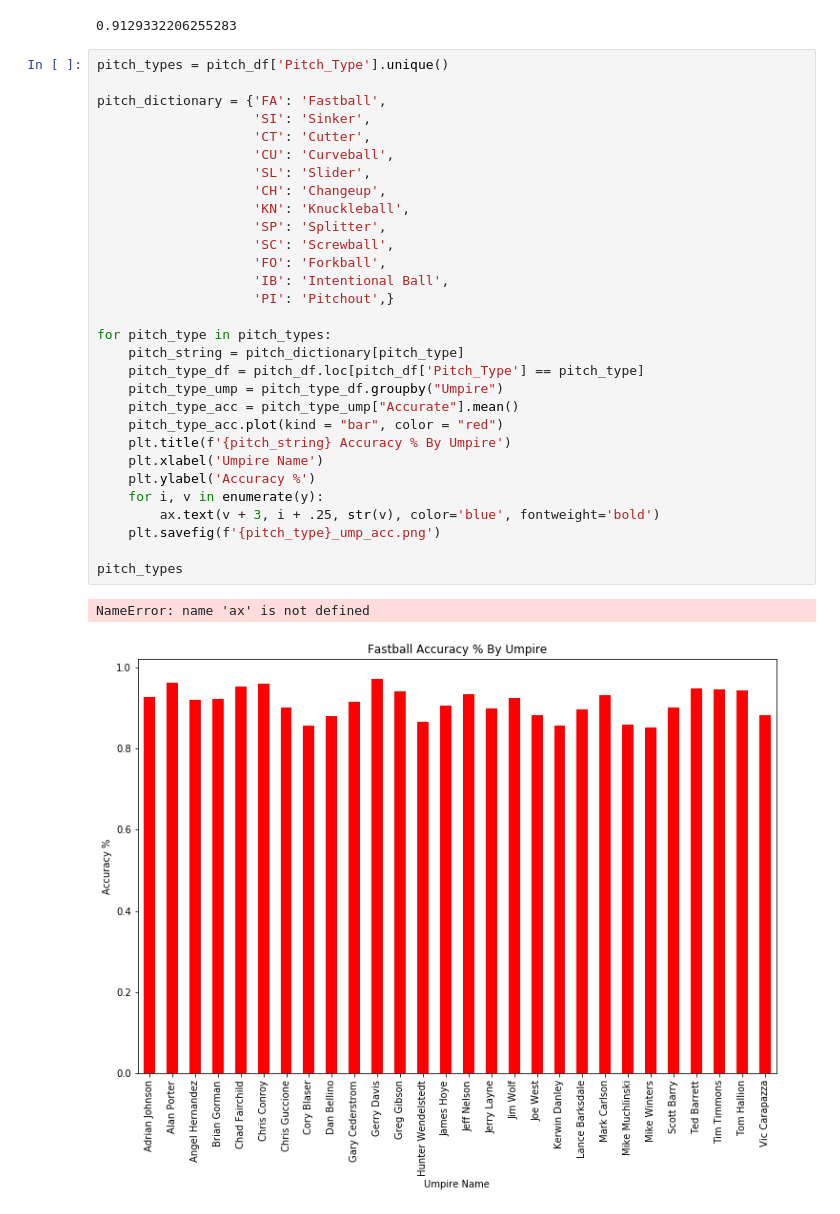
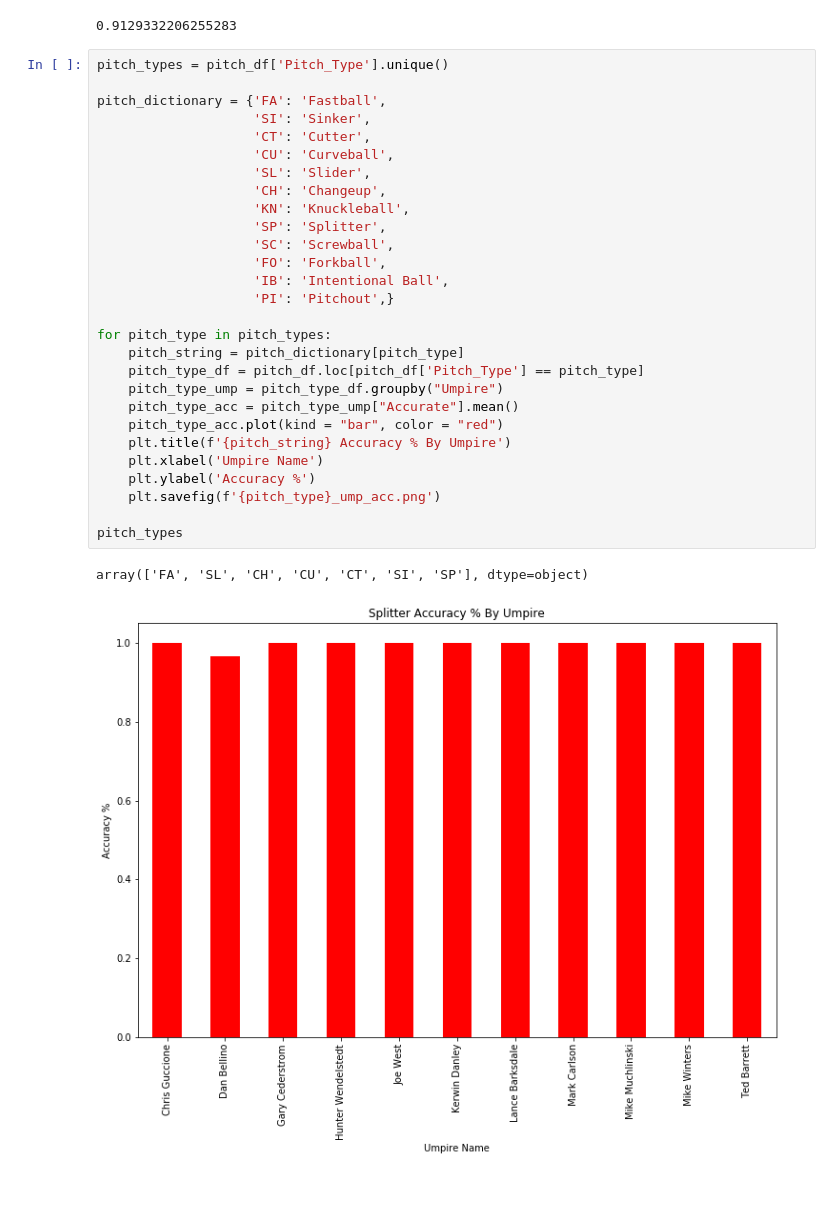
Before and after one commit to ForrestMcDougal/MLB-Postseason-Umpire-Analysis, a Jupyter notebook: umpire_charts.ipynb, the cells around one changed output. Saved outputs shown, nothing was run; the diff lists cells and outputs as text.

```diff
--- a/umpire_charts.ipynb
+++ b/umpire_charts.ipynb
@@ -127,36 +127,34 @@ fastball_df['Accurate'].mean()
 # %%
 pitch_types = pitch_df['Pitch_Type'].unique()
 
 pitch_dictionary = {'FA': 'Fastball',
                     'SI': 'Sinker',
                     'CT': 'Cutter',
                     'CU': 'Curveball',
                     'SL': 'Slider',
                     'CH': 'Changeup',
                     'KN': 'Knuckleball',
                     'SP': 'Splitter',
                     'SC': 'Screwball',
                     'FO': 'Forkball',
                     'IB': 'Intentional Ball',
                     'PI': 'Pitchout',}
 
 for pitch_type in pitch_types:
     pitch_string = pitch_dictionary[pitch_type]
     pitch_type_df = pitch_df.loc[pitch_df['Pitch_Type'] == pitch_type]
     pitch_type_ump = pitch_type_df.groupby("Umpire")
     pitch_type_acc = pitch_type_ump["Accurate"].mean()
     pitch_type_acc.plot(kind = "bar", color = "red")
     plt.title(f'{pitch_string} Accuracy % By Umpire')
     plt.xlabel('Umpire Name')
     plt.ylabel('Accuracy %')
-    for i, v in enumerate(y):
-        ax.text(v + 3, i + .25, str(v), color='blue', fontweight='bold')
     plt.savefig(f'{pitch_type}_ump_acc.png')
 
 pitch_types
 # %% [output]
-NameError: name 'ax' is not defined
+array(['FA', 'SL', 'CH', 'CU', 'CT', 'SI', 'SP'], dtype=object)
-[figure, old version]
+[figure, new version]
 # %%
 pitch_type_df = pitch_df.loc[pitch_df['Pitch_Type'] == "FA"]
 fastball_ump = pitch_type_df.groupby('Umpire')
```
Also changed, not shown: parts of 1 cell of this notebook.
